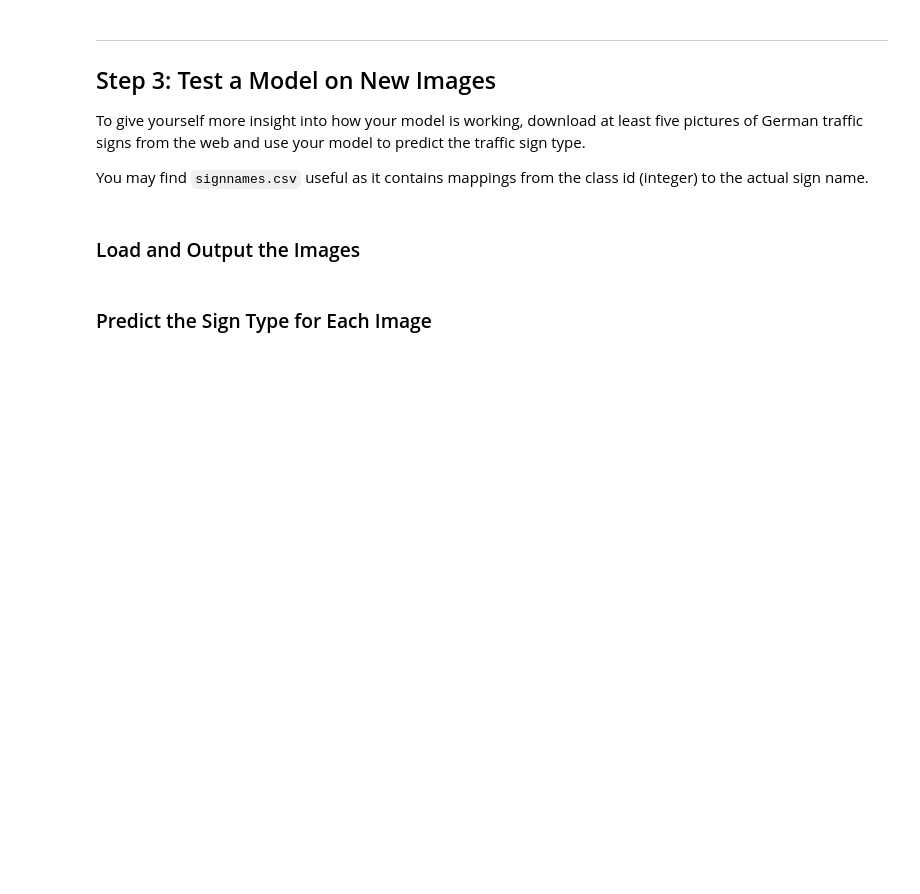
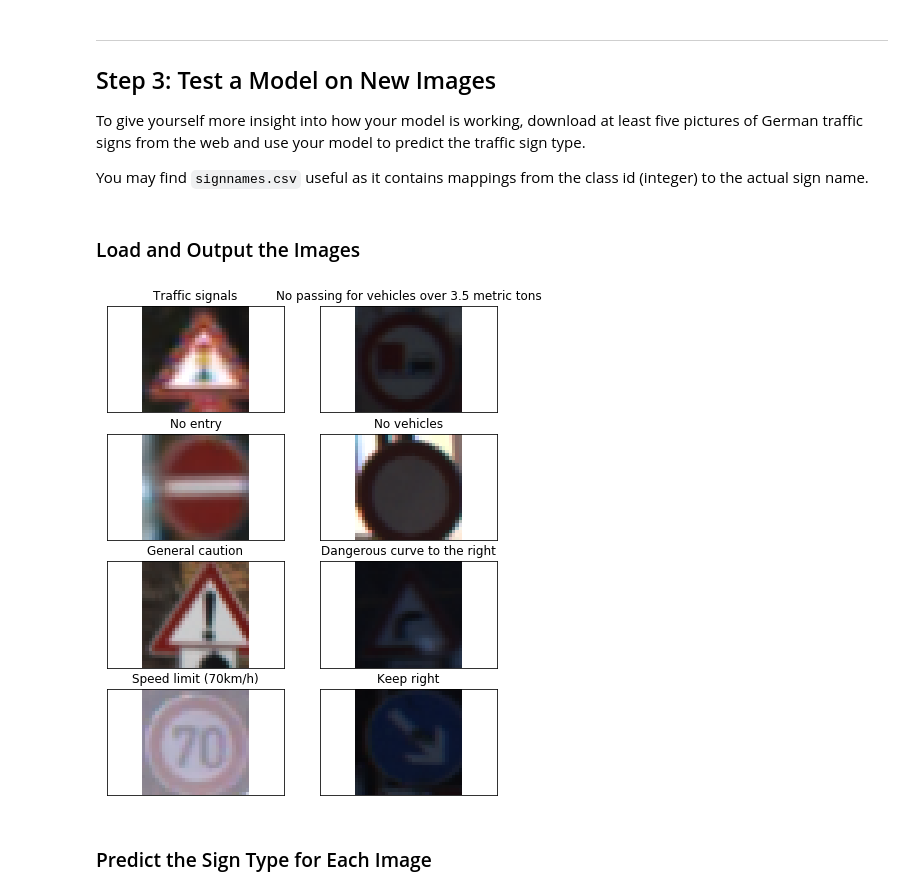
Before and after one commit to yhbyhb/CarND, a Jupyter notebook: Term1/project/CarND-Traffic-Sign-Classifier-Project/Traffic_Sign_Classifier.ipynb, the cells around one changed output. Drawn from its saved outputs; the diff is of its cells as text; code cells hidden in the pictures; blank space fills up the shorter version.

```diff
--- a/Term1/project/CarND-Traffic-Sign-Classifier-Project/Traffic_Sign_Classifier.ipynb
+++ b/Term1/project/CarND-Traffic-Sign-Classifier-Project/Traffic_Sign_Classifier.ipynb
@@ -346,3 +339,64 @@ You may find `signnames.csv` useful as it contains mappings from the class id (i
+# %%
+### Load the images and plot them here.
+### Feel free to use as many code cells as needed.
+import csv
+import pandas as pd
+import scipy
+from random import randint
+
+df_signnames = pd.read_csv('signnames.csv')
+
+# Images from http://benchmark.ini.rub.de/Dataset/GTSRB_Final_Training_Images.zip
+image_path = './GTSRB/Final_Training/Images'
+
+def readTrafficSigns(rootpath):
+    '''Reads traffic sign data for German Traffic Sign Recognition Benchmark.
+
+    Arguments: path to the traffic sign data, for example './GTSRB/Training'
+    Returns:   list of images, list of corresponding labels'''
+
+    df_list = []
+    # loop over all 42 classes
+    for c in range(0,43):
+        images = []
+        prefix = rootpath + '/' + format(c, '05d') + '/' # subdirectory for class
+        gtFile = open(prefix + 'GT-'+ format(c, '05d') + '.csv') # annotations file
+        df = pd.read_csv(gtFile, delimiter=';')
+        df_list.append(df)
+
+    return pd.concat(df_list)
+
+df_traffic_signs = readTrafficSigns(image_path)
+
+# Select ramdon 8 images.
+n_images = 8
+rand_idxes =[randint(0,df_traffic_signs.shape[0]) for p in range(0,n_images)]
+
+image_list = []
+label_list = []
+fig, axes = plt.subplots(4, 2, sharex=True, sharey=True, figsize=(7,9),)
+for rnd_idx, ax in zip(rand_idxes, axes.flatten()):
+    row = df_traffic_signs.iloc[rnd_idx]
+    c = row['ClassId']
+    prefix = image_path + '/' + format(c, '05d') + '/' # subdirectory for class
+    filename = row['Filename']
+    image = plt.imread(prefix + filename)
+
+    class_name = df_signnames['SignName'][c]
+    # crop valid sign area
+    image_cropped = image[row['Roi.X1']:row['Roi.X2'], row['Roi.Y1']:row['Roi.Y2'], :]
+    # resize image with 32x32 size
+    image = scipy.misc.imresize(image_cropped, (32, 32))
+
+    image_list.append(image)
+    label_list.append(c)
+
+    ax.imshow(image)
+    ax.set_title(class_name)
+    ax.xaxis.set_visible(False)
+    ax.yaxis.set_visible(False)
+# %% [output]
+[figure, added]
 # %% [markdown]
 ### Predict the Sign Type for Each Image
 # %%
```
Also changed, not shown: parts of 11 cells of this notebook, 1 other file.
